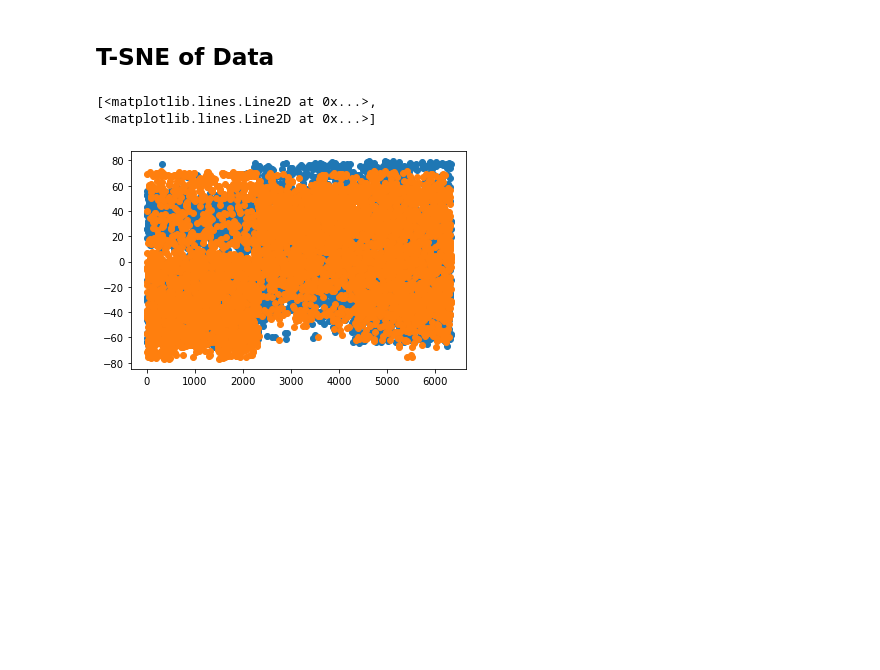
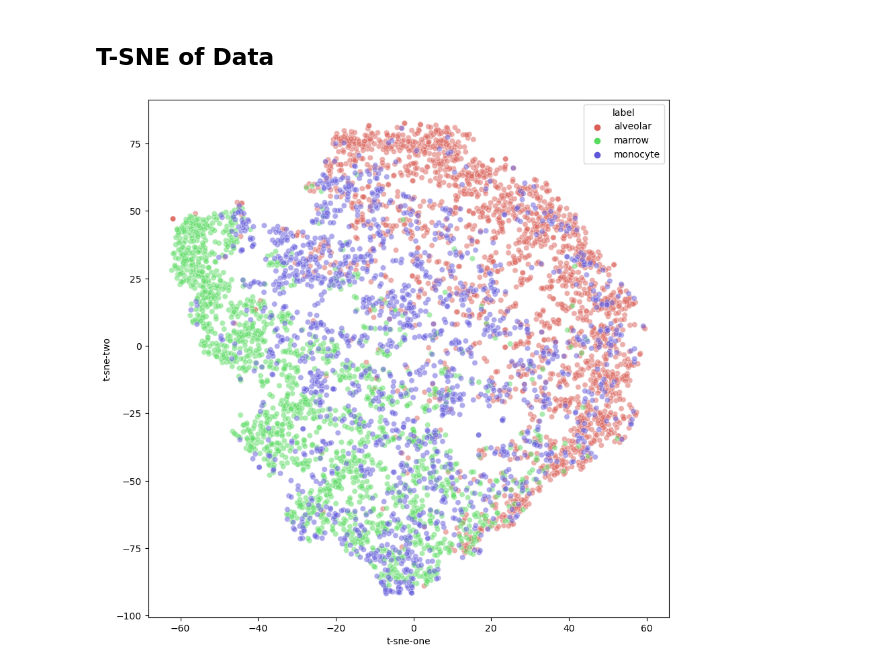
Before and after one commit to alec-x/MacrophageVision, a Jupyter notebook: cellprofiler_analysis/knn_cellprofiler.ipynb, the cells around one changed output. Saved outputs shown, nothing was run; the diff lists cells and outputs as text; code cells hidden in the pictures; blank space fills up the shorter version.

```diff
--- a/cellprofiler_analysis/knn_cellprofiler.ipynb
+++ b/cellprofiler_analysis/knn_cellprofiler.ipynb
@@ -159,8 +138,11 @@ Explained variation per principal component: [6.15497121e-01 3.11362228e-01 1.89
 # %%
-knn = KNeighborsClassifier(n_neighbors=len(phenotype))
-knn.fit(train_samples, train_labels)
+knn_pca = KNeighborsClassifier(n_neighbors=len(phenotype))
+knn.fit(pca_result, train_labels)
 
-out = list(knn.predict(test_samples))
+std_test_data = sc.transform(test_samples)
+pca_test_data = pca.transform(std_test_data)
+
+out = list(knn.predict(pca_test_data))
 correct = 0
 total = len(out)
 for pred, label in zip(out, test_labels):
@@ -206,11 +177,23 @@ print(matrix)
 # %%
 from sklearn.manifold import TSNE
 
-embedded = TSNE(n_components=2).fit_transform(data)
+TSNE = TSNE(n_components=2, perplexity=50, n_iter=5000, learning_rate=200)
+
+tsne_results = TSNE.fit_transform(pca_result)
-# %%
-
-plt.plot(embedded, 'o')
-# %% [output]
-[<matplotlib.lines.Line2D at 0x...>,
- <matplotlib.lines.Line2D at 0x...>]
-[figure, removed]
+# %%
+# visualize
+df_tsne = pd.DataFrame(tsne_results, columns=['t-sne-one', 't-sne-two'])
+df_tsne['label'] = [reverse_pheno[label] for label in train_labels]
+
+plt.figure(figsize=(10,10))
+sns.scatterplot(
+    x="t-sne-one", y="t-sne-two",
+    hue="label",
+    palette=sns.color_palette("hls", 3),
+    data=df_tsne,
+    legend="full",
+    alpha=0.5
+)
+plt.show()
+# %% [output]
+[figure, added]
```
Also changed, not shown: parts of 10 cells of this notebook.
